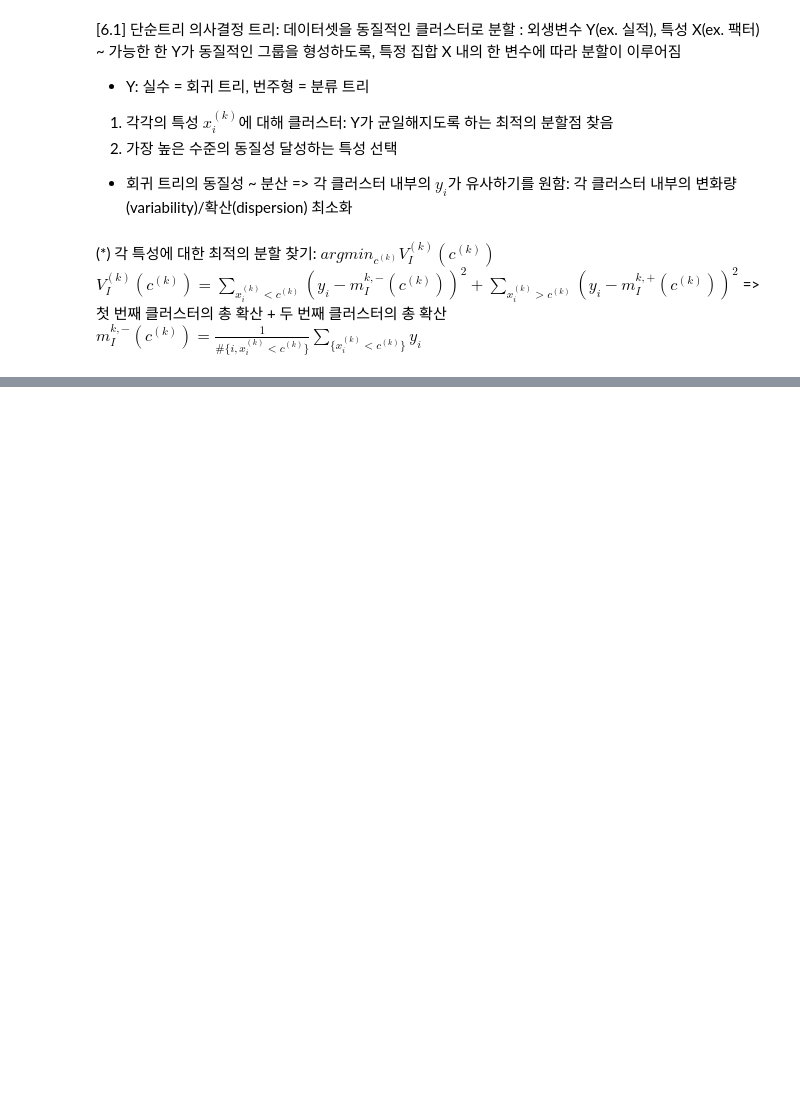
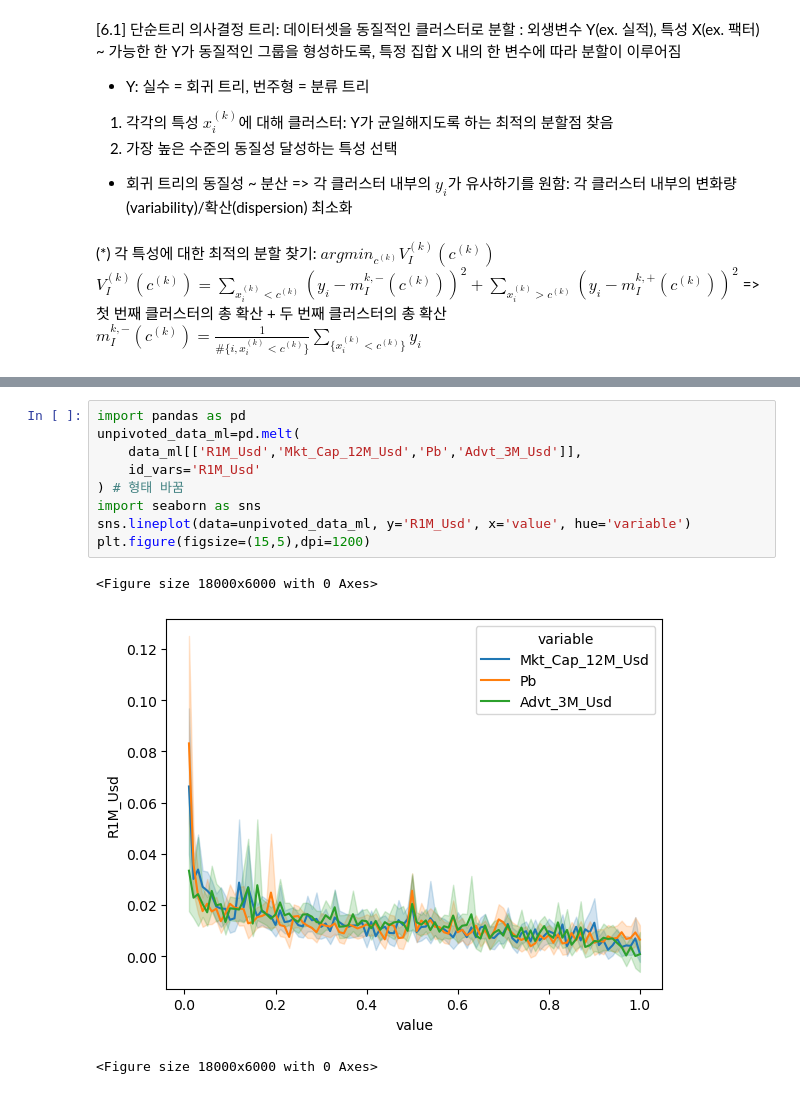
Before and after one commit to serah6057-beep/ML-for-Quantative-Investment, a Jupyter notebook: Ch6.ipynb, the cells around one changed output, grey strips where cells are left out. Drawn from its saved outputs; the diff is of its cells as text; blank space fills up the shorter version.

```diff
--- a/Ch6.ipynb
+++ b/Ch6.ipynb
@@ -25,0 +104,13 @@ $m^{k,-}_I(c^{(k)})=\frac{1}{\#\{i,x_i^{(k)}<c^{(k)}\}} \sum_{\{x^{(k)}_i<c^{(k)
+# %%
+import pandas as pd
+unpivoted_data_ml=pd.melt(
+    data_ml[['R1M_Usd','Mkt_Cap_12M_Usd','Pb','Advt_3M_Usd']],
+    id_vars='R1M_Usd'
+) # 형태 바꿈
+import seaborn as sns
+sns.lineplot(data=unpivoted_data_ml, y='R1M_Usd', x='value', hue='variable')
+plt.figure(figsize=(15,5),dpi=1200)
+# %% [output]
+<Figure size 18000x6000 with 0 Axes>
+[figure, added]
+<Figure size 18000x6000 with 0 Axes>
```
Also changed, not shown: parts of 11 cells of this notebook.
